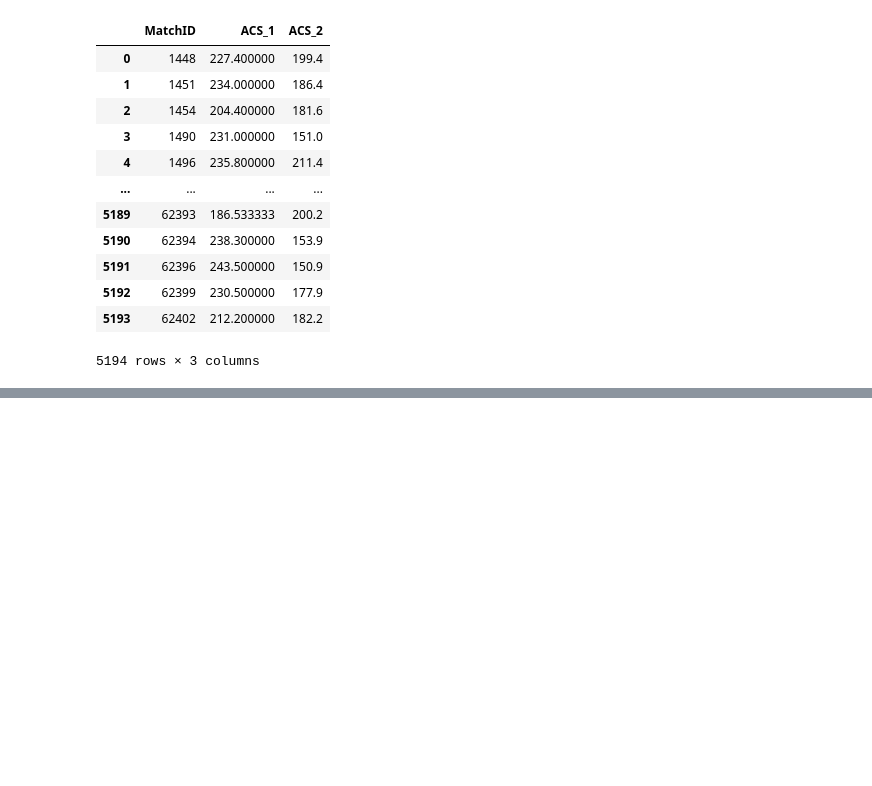
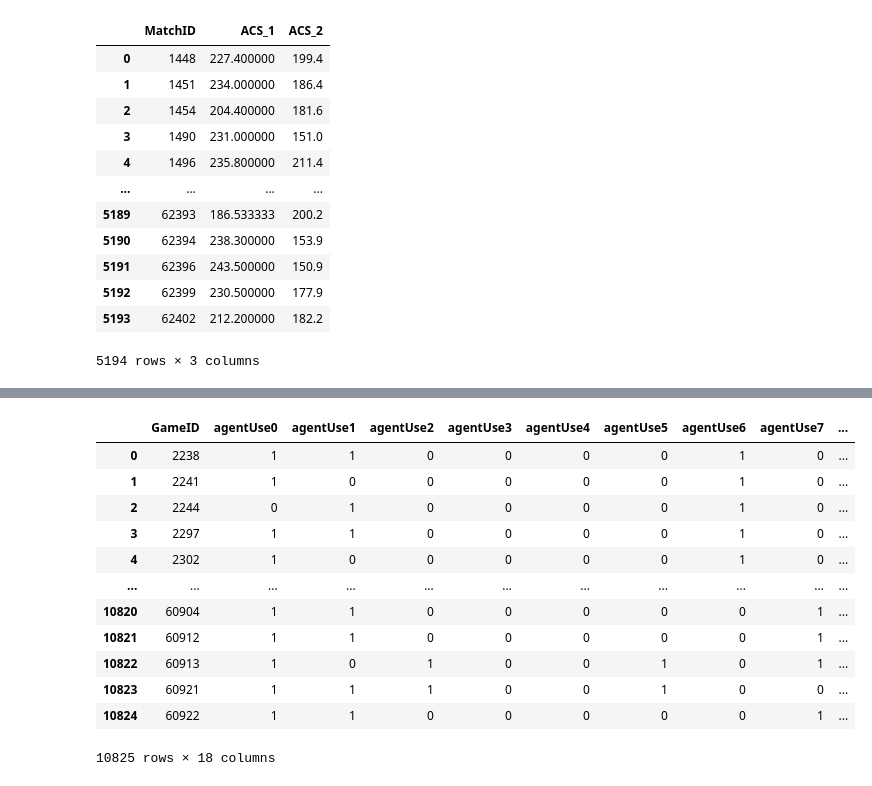
Before and after one commit to michaelsinanta/tk-kasdad, a Jupyter notebook: models/match_acs.ipynb, the cells around one changed output, grey strips where cells are left out. Saved outputs shown, nothing was run; the diff lists cells and outputs as text; code cells hidden in the pictures; blank space fills up the shorter version.

```diff
--- a/models/match_acs.ipynb
+++ b/models/match_acs.ipynb
@@ -117,0 +177,2 @@ df_matches
+# %%
+df_scores['Agent'] = df_scores['Agent'].map(agent_encoder)
@@ -117,0 +239,2 @@ df_matches
+# %%
+df_scores_team = [df_scores[df_scores.index % 10 < 5], df_scores[df_scores.index % 10 >= 5]]
@@ -117,0 +272,7 @@ df_matches
+# %%
+NUMBER_OF_AGENTS = 17
+NUMBER_OF_ROWS = len(df_scores_team[0])
+
+for team in range(1,3):
+    for agent in range(NUMBER_OF_AGENTS):
+        df_scores_team[team-1]['agentUse{}'.format(agent)] = (df_scores_team[team-1]['Agent'] == agent).astype(int)
@@ -117,0 +312,23 @@ df_matches
+# %%
+agent_use_columns = ['agentUse{}'.format(i) for i in range(NUMBER_OF_AGENTS)]
+df_agent_uses = [df_scores_team[0][['GameID'] + agent_use_columns], df_scores_team[1][['GameID'] + agent_use_columns]]
+# %%
+df_agent_uses_final = [
+    df_agent_uses[0].groupby('GameID').sum().reset_index(),
+    df_agent_uses[1].groupby('GameID').sum().reset_index(),
+]
+df_agent_uses_final[0]
+# %% [output]
+|  | GameID | agentUse0 | agentUse1 | agentUse2 | agentUse3 | agentUse4 | agentUse5 | agentUse6 | agentUse7 | ... |
+| 0 | 2238 | 1 | 1 | 0 | 0 | 0 | 0 | 1 | 0 | ... |
+| 1 | 2241 | 1 | 0 | 0 | 0 | 0 | 0 | 1 | 0 | ... |
+| 2 | 2244 | 0 | 1 | 0 | 0 | 0 | 0 | 1 | 0 | ... |
+| 3 | 2297 | 1 | 1 | 0 | 0 | 0 | 0 | 1 | 0 | ... |
+| 4 | 2302 | 1 | 0 | 0 | 0 | 0 | 0 | 1 | 0 | ... |
+| ... | ... | ... | ... | ... | ... | ... | ... | ... | ... | ... |
+| 10820 | 60904 | 1 | 1 | 0 | 0 | 0 | 0 | 0 | 1 | ... |
+| 10821 | 60912 | 1 | 1 | 0 | 0 | 0 | 0 | 0 | 1 | ... |
+| 10822 | 60913 | 1 | 0 | 1 | 0 | 0 | 1 | 0 | 1 | ... |
+| 10823 | 60921 | 1 | 1 | 1 | 0 | 0 | 1 | 0 | 0 | ... |
+| 10824 | 60922 | 1 | 1 | 0 | 0 | 0 | 0 | 0 | 1 | ... |
+10825 rows × 18 columns
```
Also changed, not shown: parts of 47 cells of this notebook.
